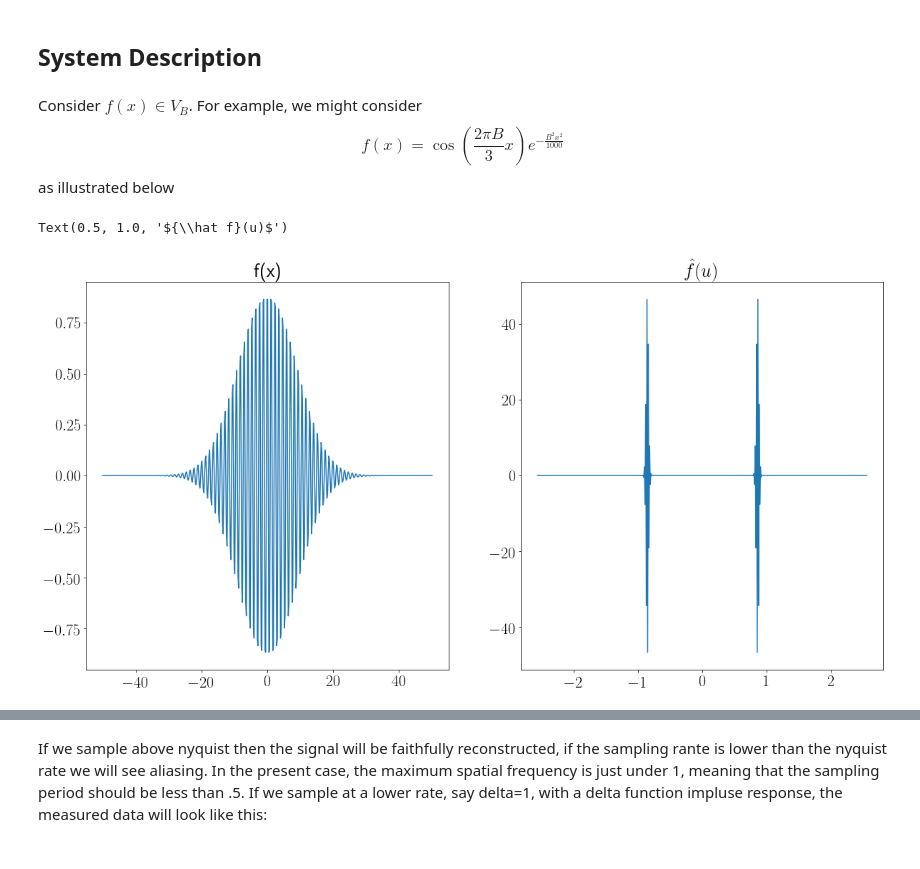
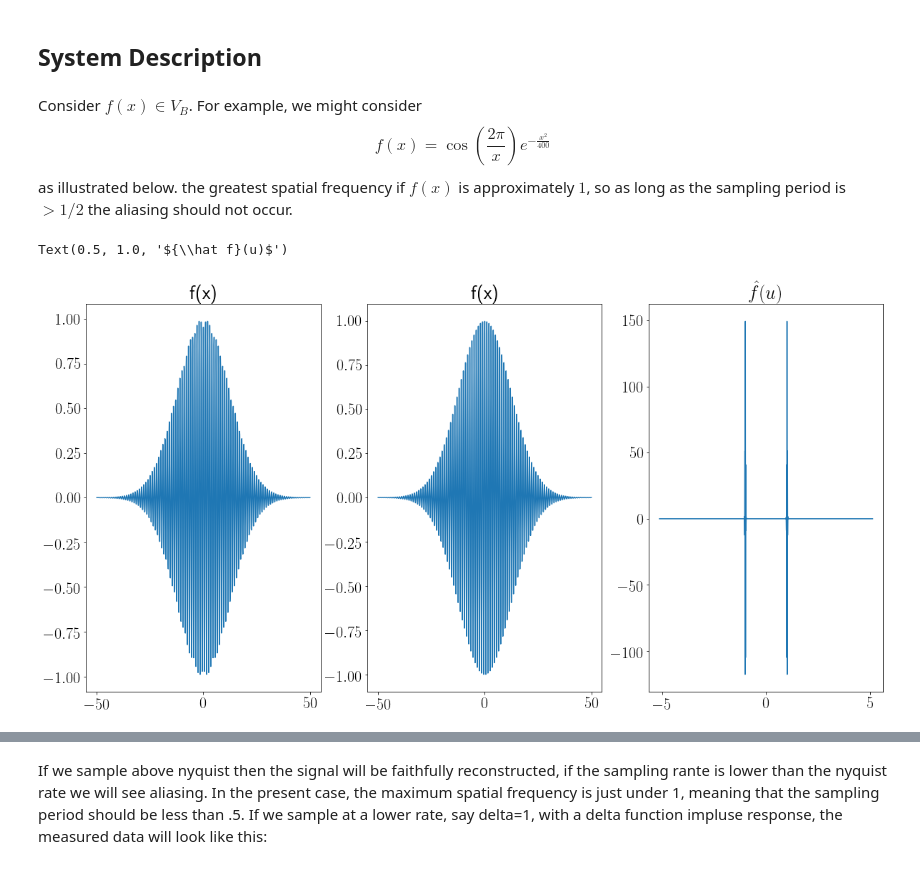
Before and after one commit to djbradyAtOpticalSciencesArizona/computationalImaging, a Jupyter notebook: forwardModels/DiscreteForwardModels.ipynb, the cells around one changed output, grey strips where cells are left out. Saved outputs shown, nothing was run; the diff lists cells and outputs as text; code cells hidden in the pictures.

```diff
--- a/forwardModels/DiscreteForwardModels.ipynb
+++ b/forwardModels/DiscreteForwardModels.ipynb
@@ -46,24 +33,30 @@ Building format(s) --all.
 ## System Description
 # %% [markdown]
 Consider $f(x)\in V_B$. For example, we might consider
-$$f(x)=\cos (\frac{2\pi B}{3}x) e^{-\frac{ B^2 x^2}{1000} }
+$$f(x)=\cos (\frac{2\pi }x) e^{-\frac{ x^2}{400} }
 $$
-as illustrated below
+as illustrated below. the greatest spatial frequency if $f(x)$ is approximately $1$,  so as long as the sampling period is $>1/2$ the aliasing should not occur.
 # %%
-N=512
+N=1024
 X=50
 B=N/(4*X)
 xrange=np.linspace(-X,X,N)
 urange=np.linspace(-B,B,N)
 def f(x):
-  f=np.cos(2*np.pi*B*x/3.)*np.exp(-(B**2)*x**2/1000)
+  f=np.cos(2*np.pi*x)*np.exp(-x**2/300)
   return f
-plt.subplot(1,2,1)
+# now let's make interpolated function
+fUp= interp1d(xrange,f(xrange), kind='cubic')
+plt.subplot(1,3,1)
 plt.plot(xrange,f(xrange))
 plt.title('f(x)')
-plt.subplot(1,2,2)
+plt.subplot(1,3,2)
+xUpSample=np.linspace(-X,X,4*N)
+plt.plot(xUpSample,fUp(xUpSample))
+plt.title('f(x)')
+plt.subplot(1,3,3)
 plt.plot(urange,np.fft.fftshift(np.fft.fft(f(xrange))))
 plt.title('${\hat f}(u)$')
 # %% [output]
 Text(0.5, 1.0, '${\\hat f}(u)$')
-[figure, old version]
+[figure, new version]
```
Also changed, not shown: parts of 2 cells of this notebook.
